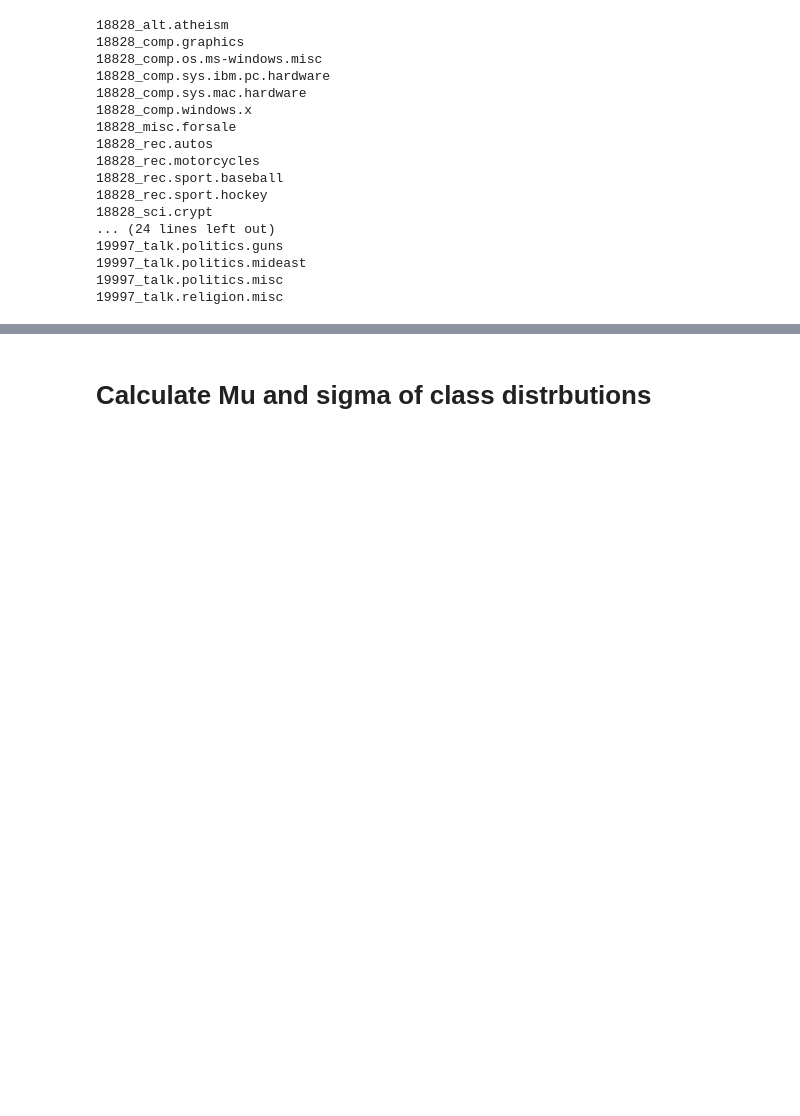
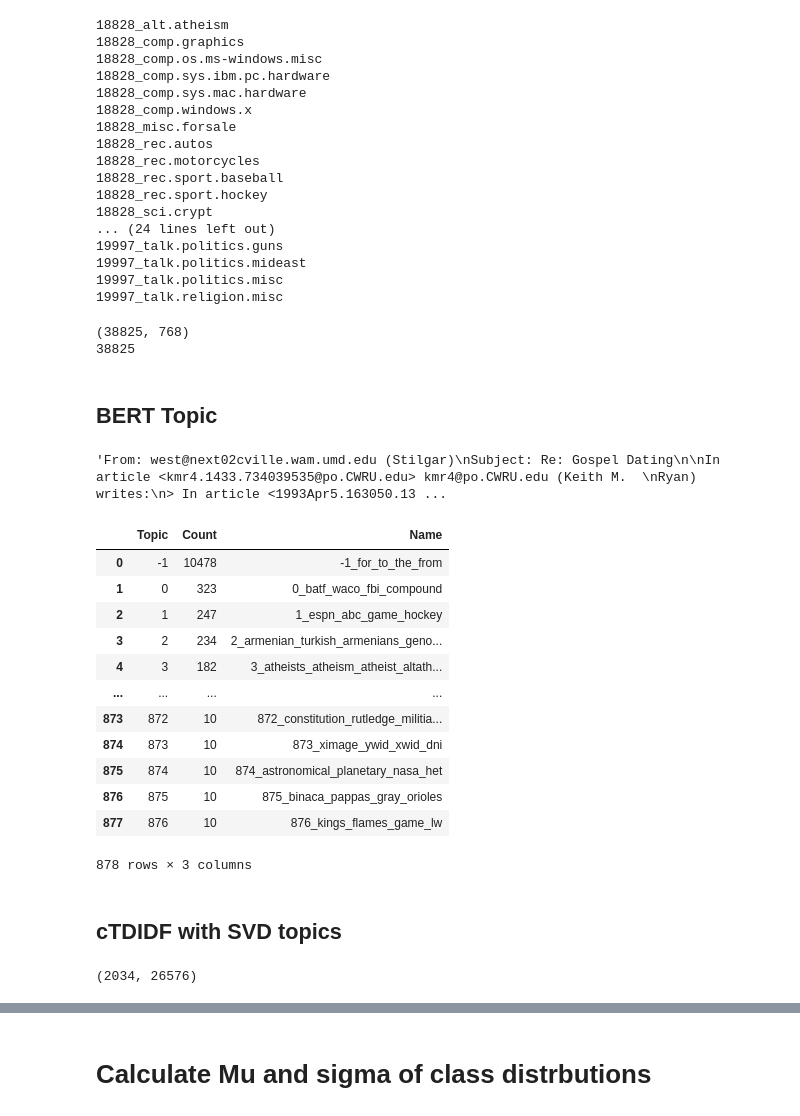
Before and after one commit to danielpatrickhug/Fitting_some_sets, a Jupyter notebook: fitting_some_sets.ipynb, the cells around one changed output, grey strips where cells are left out. Saved outputs shown, nothing was run; the diff lists cells and outputs as text; code cells hidden in the pictures; blank space fills up the shorter version.

```diff
--- a/fitting_some_sets.ipynb
+++ b/fitting_some_sets.ipynb
@@ -82,3 +87,18 @@ for name, ds in datasets.items():
 19997_talk.politics.mideast
 19997_talk.politics.misc
 19997_talk.religion.misc
+# %%
+docs = []
+embeddings = None
+for topic in topics:
+    if embeddings is None:
+        embeddings = topic['embeddings']
+    else:
+        embeddings = np.concatenate((embeddings, topic['embeddings']), axis=0)
+    for doc in topic['docs']:
+        docs.append(doc['text'])
+print(embeddings.shape)
+print(len(docs))
+# %% [output]
+(38825, 768)
+38825
@@ -84,0 +117,2 @@ for name, ds in datasets.items():
+# %% [markdown]
+## BERT Topic
@@ -84,0 +121,27 @@ for name, ds in datasets.items():
+# %%
+docs[0]
+# %% [output]
+'From: west@next02cville.wam.umd.edu (Stilgar)\nSubject: Re: Gospel Dating\n\nIn article <kmr4.1433.734039535@po.CWRU.edu> kmr4@po.CWRU.edu (Keith M.  \nRyan) writes:\n> In article <1993Apr5.163050.13 ...
+# %%
+from bertopic import BERTopic
+topic_model = BERTopic()
+bert_topics, probs = topic_model.fit_transform(docs, embeddings)
+topic_info = topic_model.get_topic_info()
+# %%
+topic_info = topic_model.get_topic_info()
+# %%
+topic_info
+# %% [output]
+|  | Topic | Count | Name |
+| 0 | -1 | 10478 | -1_for_to_the_from |
+| 1 | 0 | 323 | 0_batf_waco_fbi_compound |
+| 2 | 1 | 247 | 1_espn_abc_game_hockey |
+| 3 | 2 | 234 | 2_armenian_turkish_armenians_geno... |
+| 4 | 3 | 182 | 3_atheists_atheism_atheist_altath... |
+| ... | ... | ... | ... |
+| 873 | 872 | 10 | 872_constitution_rutledge_militia... |
+| 874 | 873 | 10 | 873_ximage_ywid_xwid_dni |
+| 875 | 874 | 10 | 874_astronomical_planetary_nasa_het |
+| 876 | 875 | 10 | 875_binaca_pappas_gray_orioles |
+| 877 | 876 | 10 | 876_kings_flames_game_lw |
+878 rows × 3 columns
@@ -84,0 +166,2 @@ for name, ds in datasets.items():
+# %% [markdown]
+## cTDIDF with SVD topics
@@ -84,0 +176,8 @@ for name, ds in datasets.items():
+# %%
+from sklearn.feature_extraction.text import CountVectorizer, TfidfVectorizer
+
+vectorizer = CountVectorizer(stop_words='english')
+vectors = vectorizer.fit_transform(newsgroups_train.data).todense() # (documents, vocab)
+vectors.shape #, vectors.nnz / vectors.shape[0], row_means.shape
+# %% [output]
+(2034, 26576)
```
Also changed, not shown: parts of 15 cells of this notebook.
